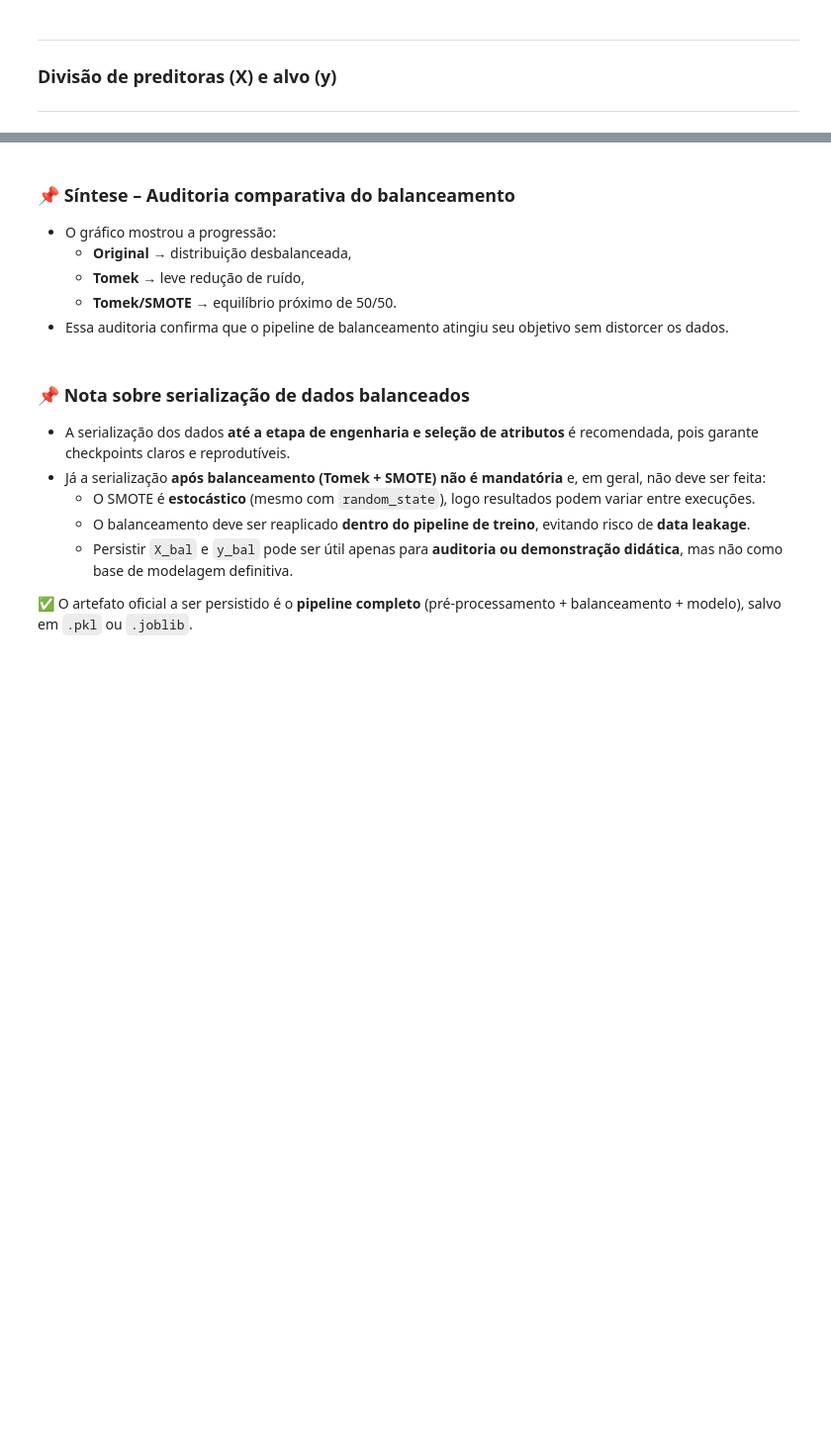
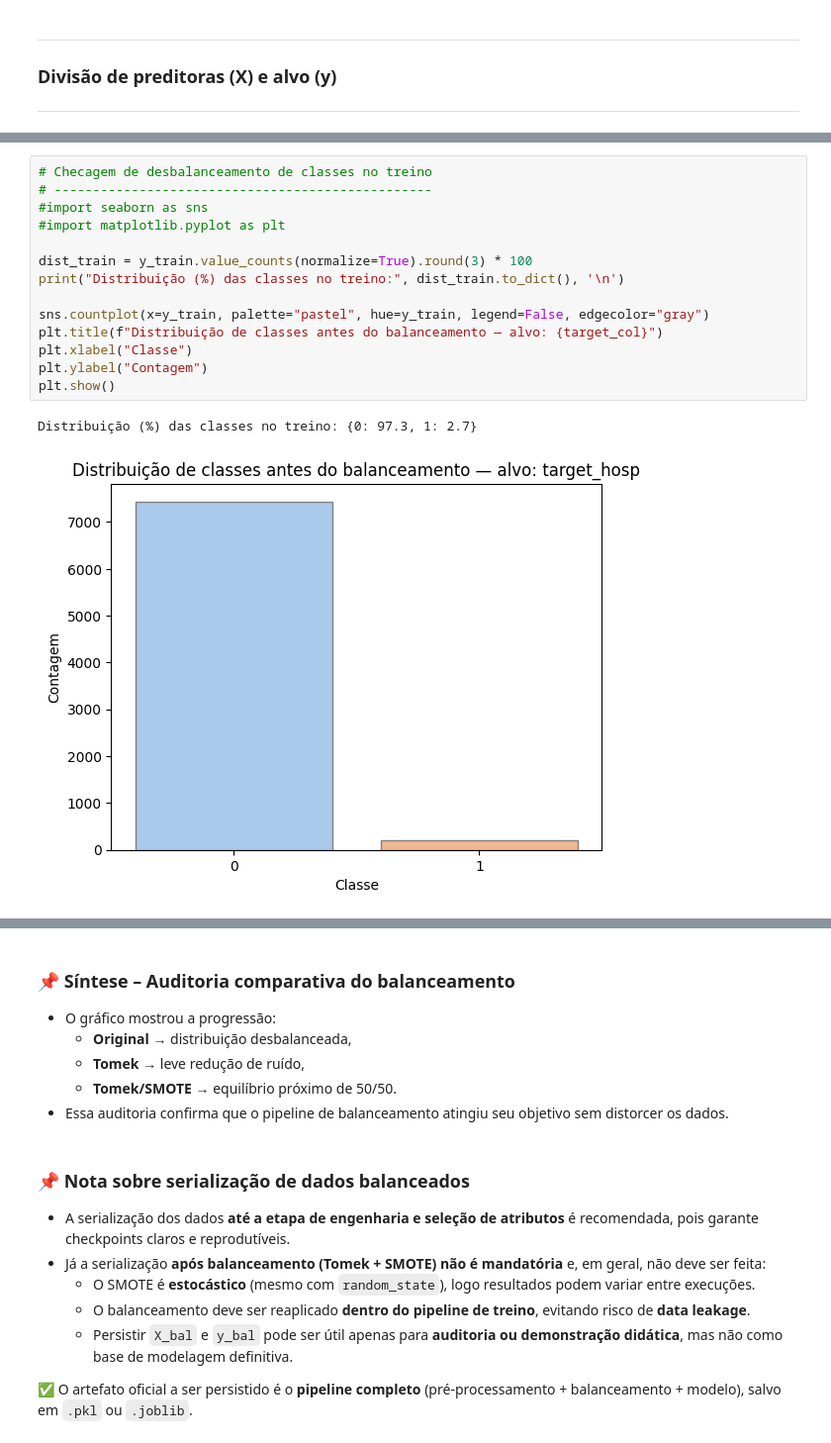
Before and after one commit to Cristie-Lima/e-SUS_Sinan_Mpox_ML-Workflow, a Jupyter notebook: cristie_mod6_proj_final_parte_2.ipynb, the cells around one changed output, grey strips where cells are left out. Shown at 99% size. Saved outputs shown, nothing was run; the diff lists cells and outputs as text; blank space fills up the shorter version.

```diff
--- a/cristie_mod6_proj_final_parte_2.ipynb
+++ b/cristie_mod6_proj_final_parte_2.ipynb
@@ -3065,0 +2966,17 @@ Após Tomek/SMOTE (%)  50.00  50.00
+# %%
+# Checagem de desbalanceamento de classes no treino
+# -------------------------------------------------
+#import seaborn as sns
+#import matplotlib.pyplot as plt
+
+dist_train = y_train.value_counts(normalize=True).round(3) * 100
+print("Distribuição (%) das classes no treino:", dist_train.to_dict(), '\n')
+
+sns.countplot(x=y_train, palette="pastel", hue=y_train, legend=False, edgecolor="gray")
+plt.title(f"Distribuição de classes antes do balanceamento — alvo: {target_col}")
+plt.xlabel("Classe")
+plt.ylabel("Contagem")
+plt.show()
+# %% [output]
+Distribuição (%) das classes no treino: {0: 97.3, 1: 2.7}
+[figure, added]
```
Also changed, not shown: parts of 44 cells of this notebook.
